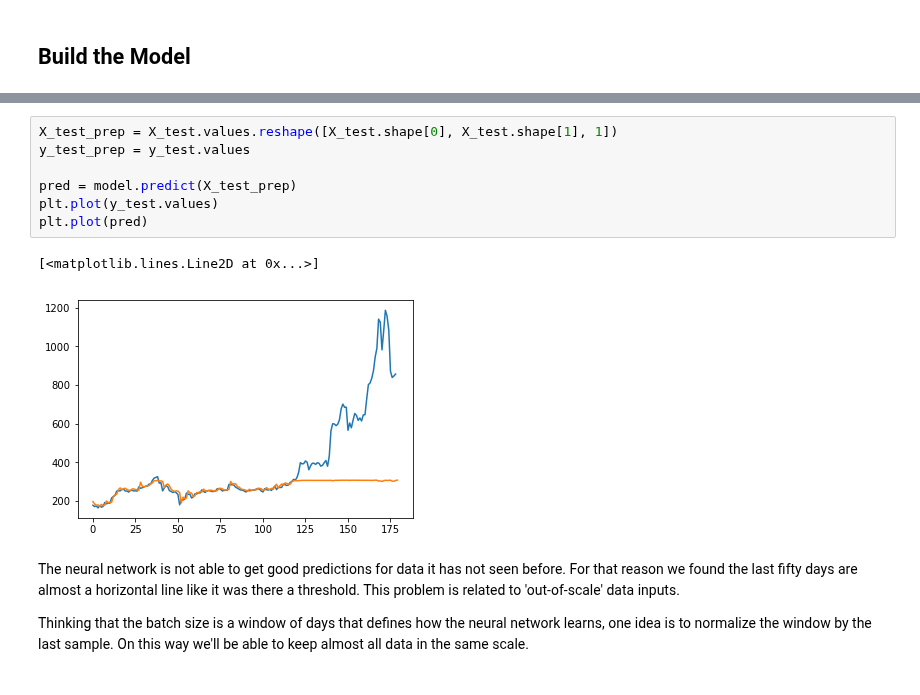
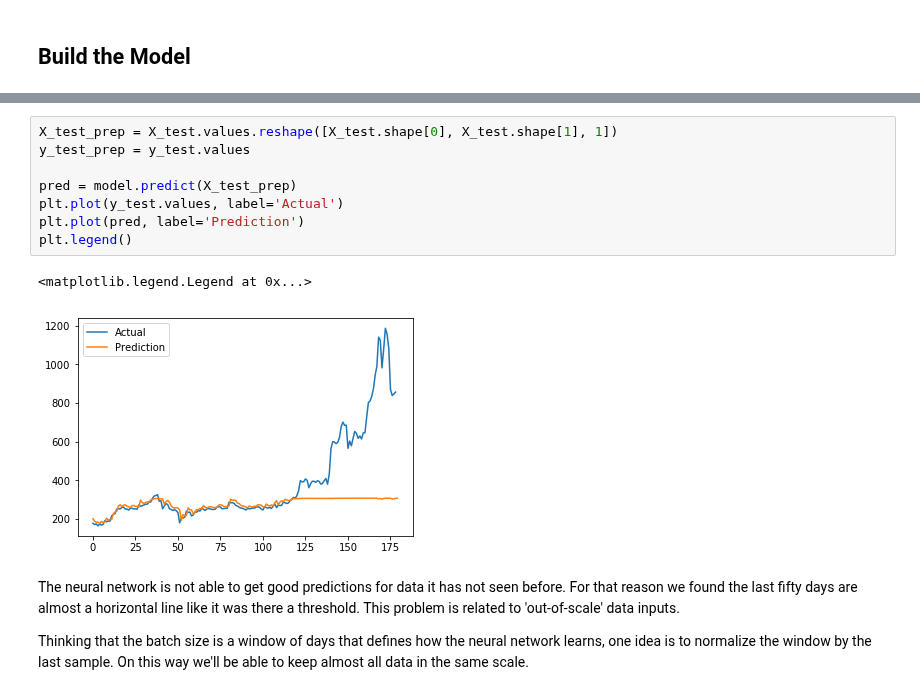
Before and after one commit to samuxiii/notebooks, a Jupyter notebook: stock/Ethereum Stock.ipynb, the cells around one changed output, grey strips where cells are left out. Cells and saved outputs as stored; diff of their text form.

```diff
--- a/stock/Ethereum Stock.ipynb
+++ b/stock/Ethereum Stock.ipynb
@@ -264,13 +258,14 @@ Epoch 150/150
 # %%
 X_test_prep = X_test.values.reshape([X_test.shape[0], X_test.shape[1], 1])
 y_test_prep = y_test.values
 
 pred = model.predict(X_test_prep)
-plt.plot(y_test.values)
-plt.plot(pred)
+plt.plot(y_test.values, label='Actual')
+plt.plot(pred, label='Prediction')
+plt.legend()
 # %% [output]
-[<matplotlib.lines.Line2D at 0x...>]
+<matplotlib.legend.Legend at 0x...>
-[figure, old version]
+[figure, new version]
 # %% [markdown]
 The neural network is not able to get good predictions for data it has not seen before. For that reason we found the last fifty days are almost a horizontal line like it was there a threshold. This problem is related to 'out-of-scale' data inputs.
 
```
Also changed, not shown: parts of 7 cells of this notebook.
